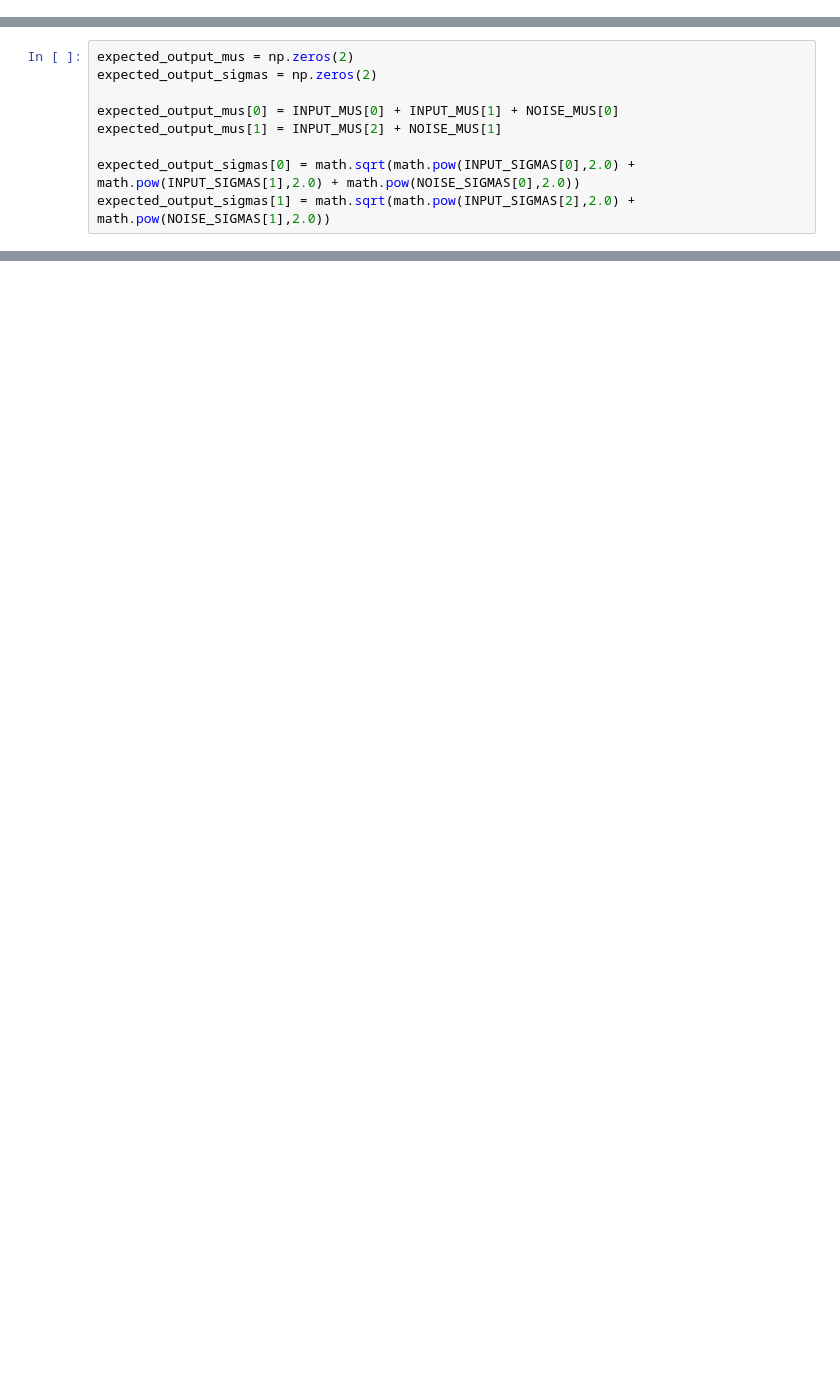
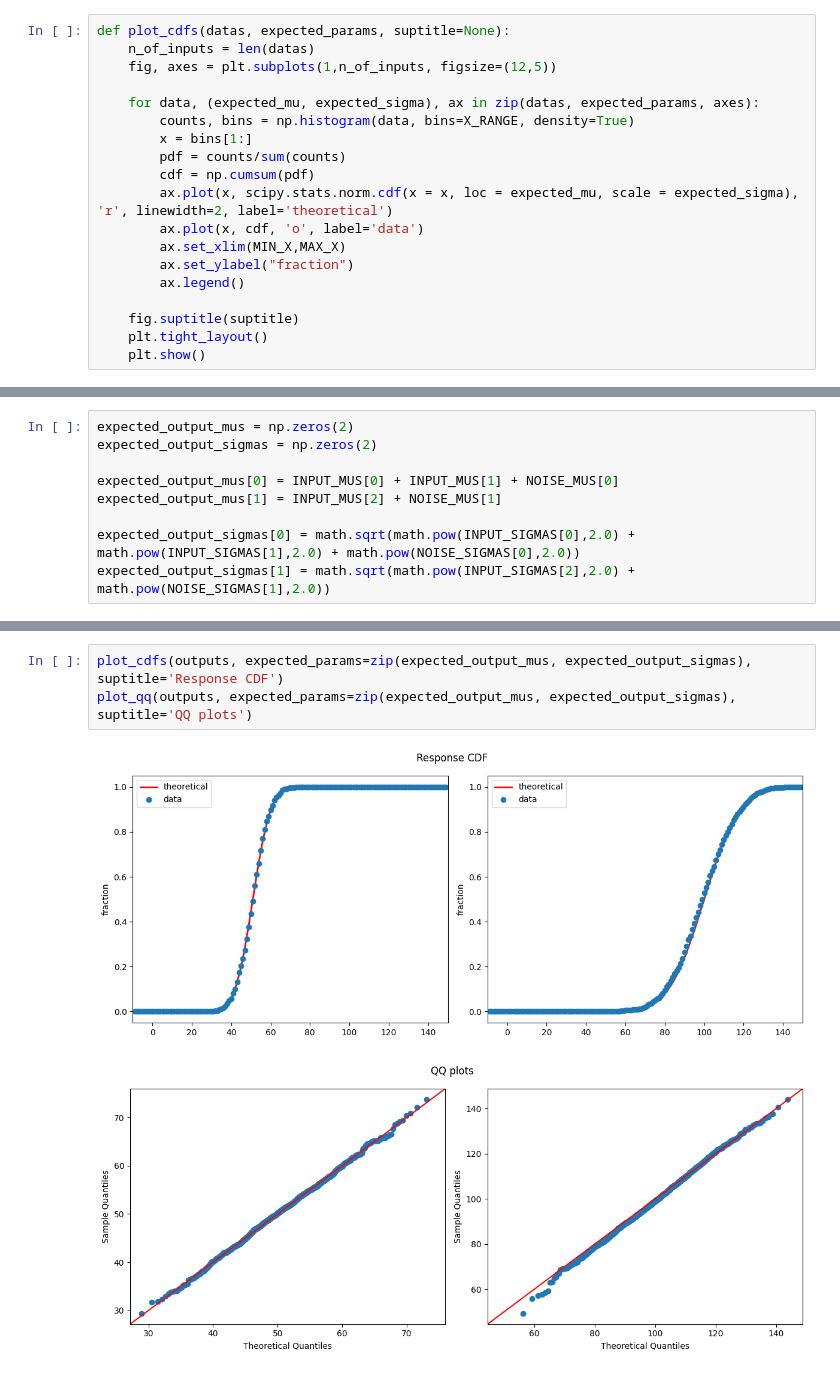
Before and after one commit to wvangeit/uncertprop, a Jupyter notebook: example1/UQ.ipynb, the cells around one changed output, grey strips where cells are left out. Cells and saved outputs as stored; diff of their text form; blank space fills up the shorter version.

```diff
--- a/example1/UQ.ipynb
+++ b/example1/UQ.ipynb
@@ -27,6 +43,25 @@ def plot_hists(inputs, suptitle=None):
     fig.suptitle(suptitle)
     plt.tight_layout()
     plt.show()
+# %%
+def plot_cdfs(datas, expected_params, suptitle=None):
+    n_of_inputs = len(datas)
+    fig, axes = plt.subplots(1,n_of_inputs, figsize=(12,5))
+
+    for data, (expected_mu, expected_sigma), ax in zip(datas, expected_params, axes):
+        counts, bins = np.histogram(data, bins=X_RANGE, density=True)
+        x = bins[1:]
+        pdf = counts/sum(counts)
+        cdf = np.cumsum(pdf)
+        ax.plot(x, scipy.stats.norm.cdf(x = x, loc = expected_mu, scale = expected_sigma), 'r', linewidth=2, label='theoretical')
+        ax.plot(x, cdf, 'o', label='data')
+        ax.set_xlim(MIN_X,MAX_X)
+        ax.set_ylabel("fraction")
+        ax.legend()
+
+    fig.suptitle(suptitle)
+    plt.tight_layout()
+    plt.show()
 # %%
 def plot_qq(datas, expected_params, suptitle=None):
     fig, axes = plt.subplots(1,len(datas), figsize=(12,5))
@@ -79,0 +123,6 @@ plot_qq(outputs, expected_params=zip(expected_output_mus, expected_output_sigmas
+# %%
+plot_cdfs(outputs, expected_params=zip(expected_output_mus, expected_output_sigmas), suptitle='Response CDF')
+plot_qq(outputs, expected_params=zip(expected_output_mus, expected_output_sigmas), suptitle='QQ plots')
+# %% [output]
+[figure, added]
+[figure, added]
```
Also changed, not shown: parts of 21 cells of this notebook.
